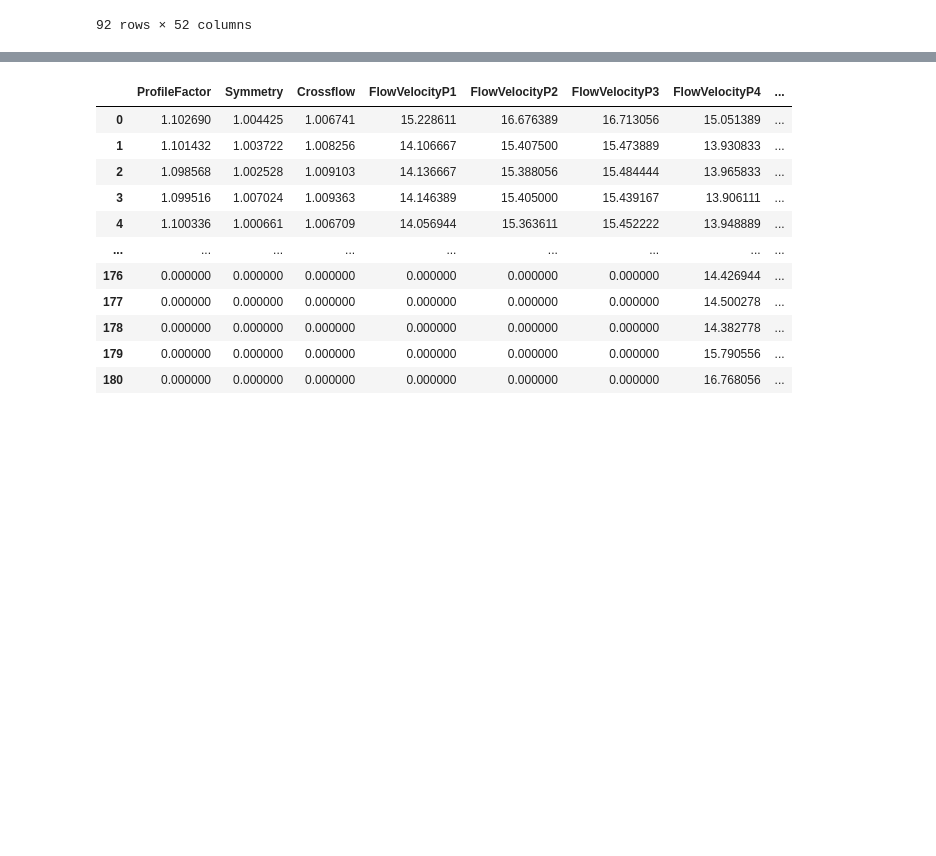
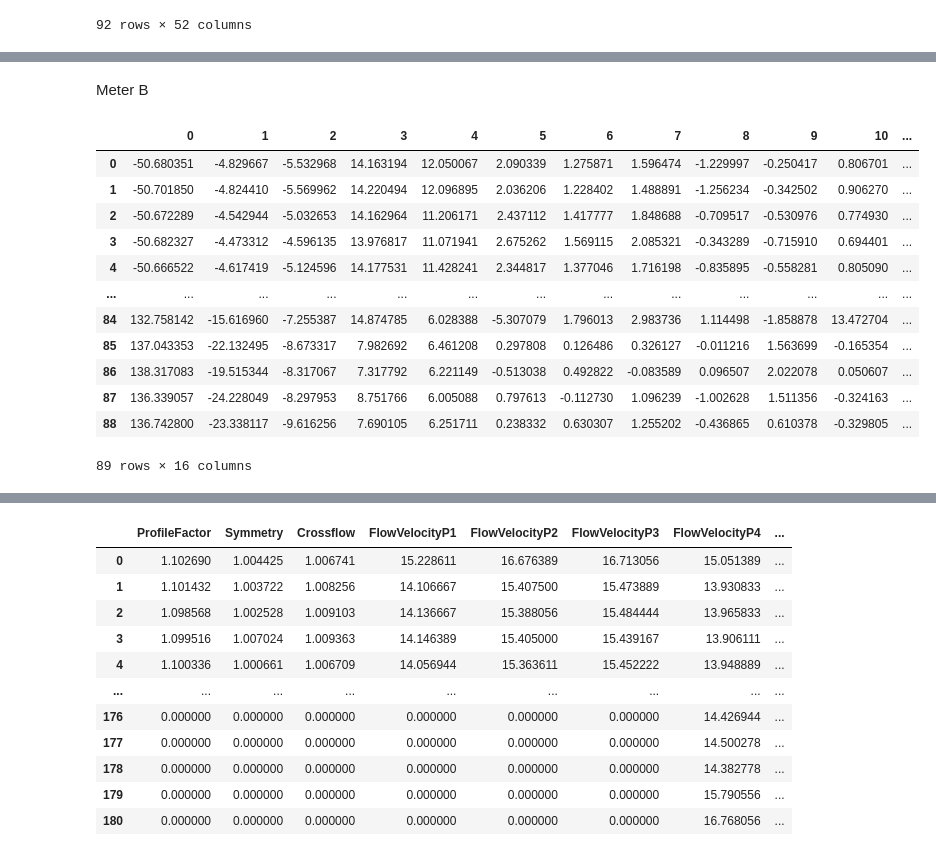
Before and after one commit to davidhgh/csc3005-AE, a Jupyter notebook: 3005_project.ipynb, the cells around one changed output, grey strips where cells are left out. Drawn from its saved outputs; the diff is of its cells as text; code cells hidden in the pictures; blank space fills up the shorter version.

```diff
--- a/3005_project.ipynb
+++ b/3005_project.ipynb
@@ -97,0 +100,13 @@ dataB
+# %%
+# Drop all Flow velocity as there is already an average velocityFlow of 4 path.
+# Drop all sound_of_speed as there is already an average sound_of_speed of 4 path.
+# Drop all signalStrength as there is already signalQuality of throughput.
+# Drop all transit time as the speed of sound is derived from:
+#       sos = (sum of transitTime/ product) * 1/2 of path length
+#       futhermore, our group is already using the avg sos.
+
+dataB_aggregated = dataB.drop(['FlowVelocityP1', 'FlowVelocityP2', 'FlowVelocityP3', 'FlowVelocityP4',
+                    'SoundSpeedP1', 'SoundSpeedP2', 'SoundSpeedP3', 'SoundSpeedP4',
+                    'SignalStrengthP1_1', 'SignalStrengthP1_2', 'SignalStrengthP2_1', 'SignalStrengthP2_2', 'SignalStrengthP3_1', 'SignalStrengthP3_2', 'SignalStrengthP4_1', 'SignalStrengthP4_2',
+                    'TransmitTimeP1_1', 'TransmitTimeP1_2', 'TransmitTimeP2_1', 'TransmitTimeP2_2', 'TransmitTimeP3_1', 'TransmitTimeP3_2', 'TransmitTimeP4_1', 'TransmitTimeP4_2'], axis=1)
+dataB_aggregated
@@ -97,0 +159,30 @@ dataB
+# %% [markdown]
+ Meter B
+# %%
+from sklearn.decomposition import PCA
+
+dataB_aggregated_no_class = dataB_aggregated.drop(["HealthState"], axis=1)
+
+
+numComponents_B = 15
+pca_b = PCA(n_components=numComponents_B)
+pca_b.fit(dataB_aggregated_no_class)
+projected_b = pca_b.transform(dataB_aggregated_no_class)
+dataB_aggregated_pca = pd.DataFrame(projected_b)
+dataB_aggregated_pca["HealthState"] = dataB_aggregated["HealthState"]
+
+dataB_aggregated_pca
+# %% [output]
+|  | 0 | 1 | 2 | 3 | 4 | 5 | 6 | 7 | 8 | 9 | 10 | ... |
+| 0 | -50.680351 | -4.829667 | -5.532968 | 14.163194 | 12.050067 | 2.090339 | 1.275871 | 1.596474 | -1.229997 | -0.250417 | 0.806701 | ... |
+| 1 | -50.701850 | -4.824410 | -5.569962 | 14.220494 | 12.096895 | 2.036206 | 1.228402 | 1.488891 | -1.256234 | -0.342502 | 0.906270 | ... |
+| 2 | -50.672289 | -4.542944 | -5.032653 | 14.162964 | 11.206171 | 2.437112 | 1.417777 | 1.848688 | -0.709517 | -0.530976 | 0.774930 | ... |
+| 3 | -50.682327 | -4.473312 | -4.596135 | 13.976817 | 11.071941 | 2.675262 | 1.569115 | 2.085321 | -0.343289 | -0.715910 | 0.694401 | ... |
+| 4 | -50.666522 | -4.617419 | -5.124596 | 14.177531 | 11.428241 | 2.344817 | 1.377046 | 1.716198 | -0.835895 | -0.558281 | 0.805090 | ... |
+| ... | ... | ... | ... | ... | ... | ... | ... | ... | ... | ... | ... | ... |
+| 84 | 132.758142 | -15.616960 | -7.255387 | 14.874785 | 6.028388 | -5.307079 | 1.796013 | 2.983736 | 1.114498 | -1.858878 | 13.472704 | ... |
+| 85 | 137.043353 | -22.132495 | -8.673317 | 7.982692 | 6.461208 | 0.297808 | 0.126486 | 0.326127 | -0.011216 | 1.563699 | -0.165354 | ... |
+| 86 | 138.317083 | -19.515344 | -8.317067 | 7.317792 | 6.221149 | -0.513038 | 0.492822 | -0.083589 | 0.096507 | 2.022078 | 0.050607 | ... |
+| 87 | 136.339057 | -24.228049 | -8.297953 | 8.751766 | 6.005088 | 0.797613 | -0.112730 | 1.096239 | -1.002628 | 1.511356 | -0.324163 | ... |
+| 88 | 136.742800 | -23.338117 | -9.616256 | 7.690105 | 6.251711 | 0.238332 | 0.630307 | 1.255202 | -0.436865 | 0.610378 | -0.329805 | ... |
+89 rows × 16 columns
```
Also changed, not shown: parts of 10 cells of this notebook, 3 other files.
